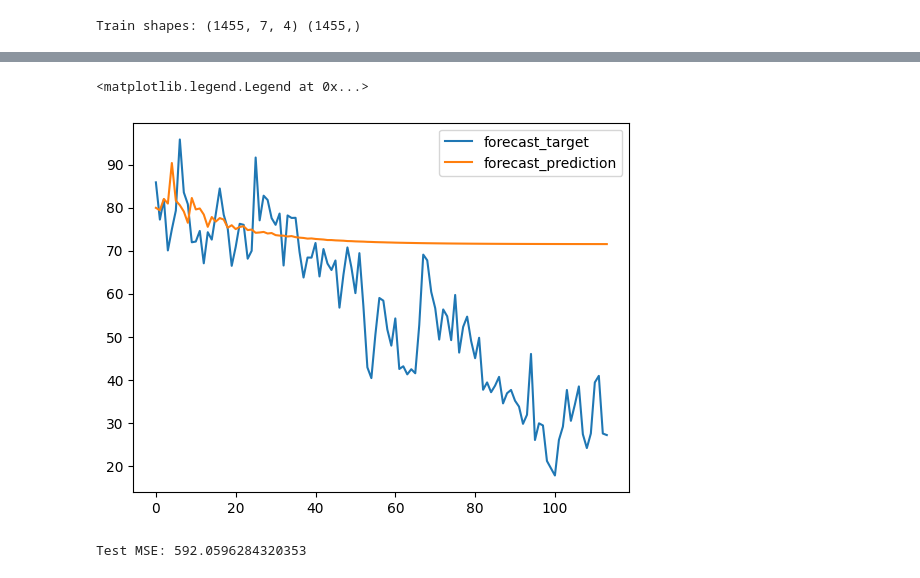
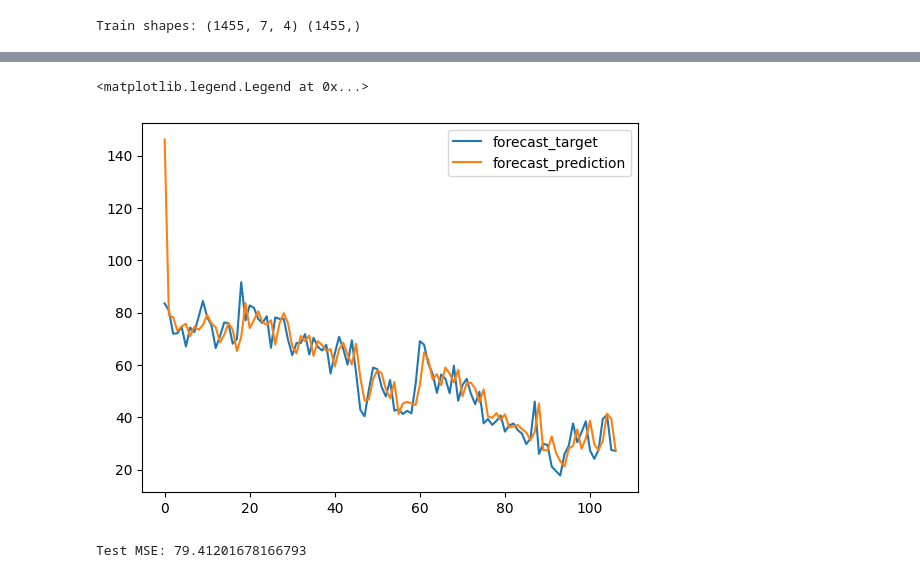
Before and after one commit to AntoniooOliva/Climate-A2, a Jupyter notebook: autoregression.ipynb, the cells around one changed output, grey strips where cells are left out. Cells and saved outputs as stored; diff of their text form; code cells hidden in the pictures.

Commit message:
Normalization on autoregression model

```diff
--- a/autoregression.ipynb
+++ b/autoregression.ipynb
@@ -30,7 +36,7 @@ def make_dataset(values, T, humidity_idx):
     return np.array(X), np.array(Y)
 
 # Training windows
-X_train, Y_train = make_dataset(train_values, T, humidity_idx)
+X_train, Y_train = make_dataset(train_scaled, T, humidity_idx)
 
 print("Train shapes:", X_train.shape, Y_train.shape)
 # %% [output]
@@ -48,10 +54,9 @@ model.compile(
     optimizer=Adam(learning_rate=0.01)
 )
 
-
 r = model.fit(
     X_train_flat[:-N//2], Y_train[:-N//2],
-    epochs=80,
+    epochs=100,
     validation_data=(X_train_flat[-N//2:], Y_train[-N//2:])
 )
 # %% [output]
@@ -82,22 +87,21 @@ plt.legend()
 # %%
-test_targets = test_values[:, humidity_idx]  # real humidity in test
-test_preds   = []
 
-# The first window for prediction must come from the END of the train set
-last_window = train_values[-T:].copy()   # shape (T, 4)
+# Test evaluation
+X_test, Y_test = make_dataset(test_scaled, T, humidity_idx)
+N_test = X_test.shape[0]
+X_test_flat = X_test.reshape(N_test, T*D)
 
-for _ in range(len(test_targets)):
-    # Flatten for model input
-    inp = last_window.reshape(1, T*D)
-    p = model.predict(inp, verbose=0)[0, 0]
+test_loss = model.evaluate(X_test_flat, Y_test)
+print("Test Loss:", test_loss)
 
-    test_preds.append(p)
+Y_pred = model.predict(X_test_flat)
 
-    # Shift + insert predicted humidity while preserving other test values
-    new_row = last_window[-1].copy()
+# Inverse scaling function
+def inverse_humidity(scaled_col, scaler, humidity_idx, n_features):
+    tmp = np.zeros((scaled_col.shape[0], n_features))
+    tmp[:, humidity_idx] = scaled_col[:, 0]
+    inv = scaler.inverse_transform(tmp)
+    return inv[:, humidity_idx]
 
-    # Replace only humidity with prediction
-    new_row[humidity_idx] = p
-
-    # Roll window
-    last_window = np.vstack([last_window[1:], new_row])
+Y_pred_orig = inverse_humidity(Y_pred, scaler, humidity_idx, D)
+Y_test_orig = inverse_humidity(Y_test.reshape(-1,1), scaler, humidity_idx, D)
@@ -104,14 +112,14 @@ for _ in range(len(test_targets)):
 # %%
-plt.plot(test_targets, label="forecast_target")
-plt.plot(test_preds, label="forecast_prediction")
+plt.plot(Y_test_orig, label="forecast_target")
+plt.plot(Y_pred_orig, label="forecast_prediction")
 plt.legend()
 # %% [output]
 <matplotlib.legend.Legend at 0x...>
-[figure, old version]
+[figure, new version]
 # %%
 # Accuracy metrics
-mse = mean_squared_error(test_targets, test_preds)
+test_mse = mean_squared_error(Y_test_orig, Y_pred_orig)
 
-print("Test MSE:", mse)
+print("Test MSE:", test_mse)
 # %% [output]
-Test MSE: 592.0596284320353
+Test MSE: 79.41201678166793
```
Also changed, not shown: parts of 5 cells of this notebook.
